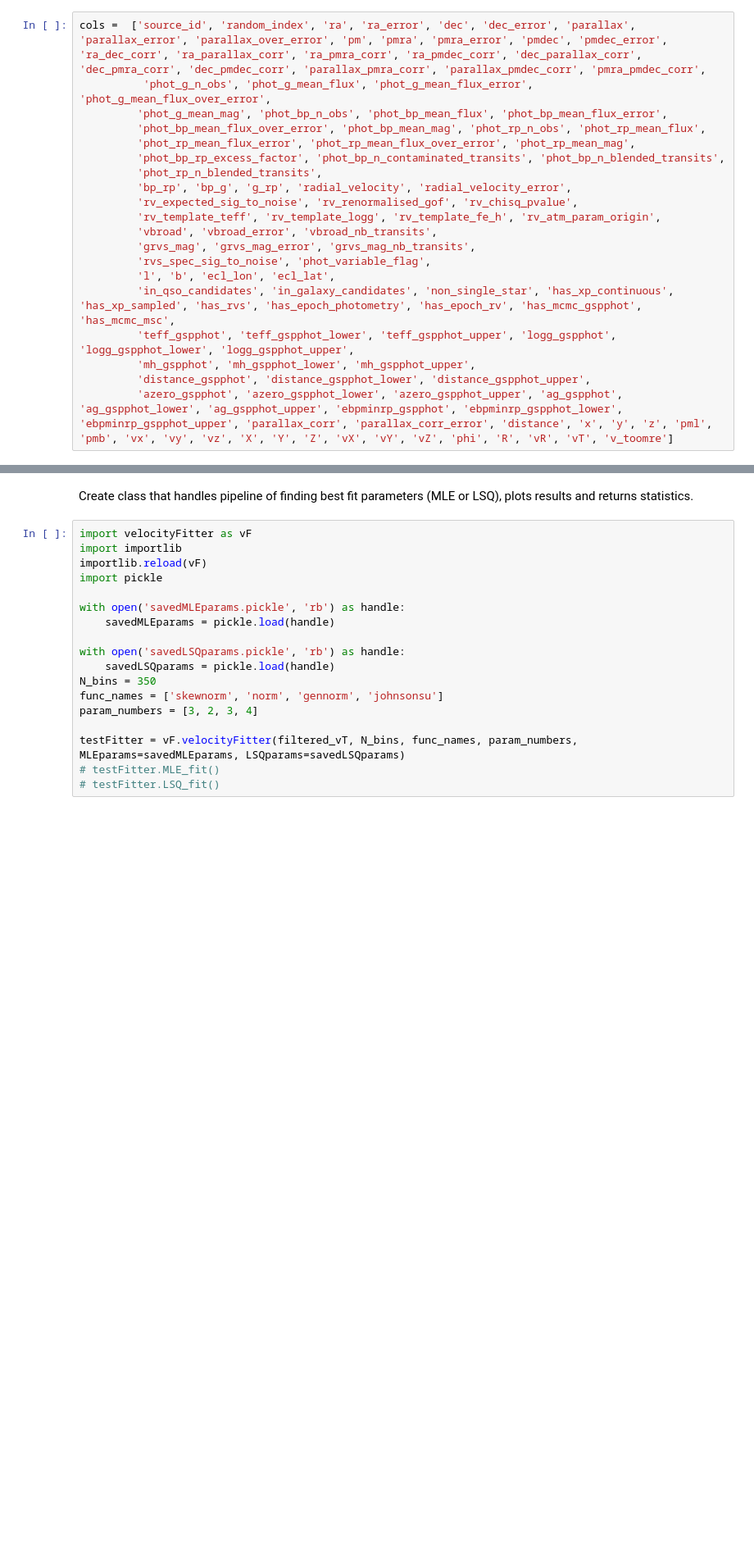
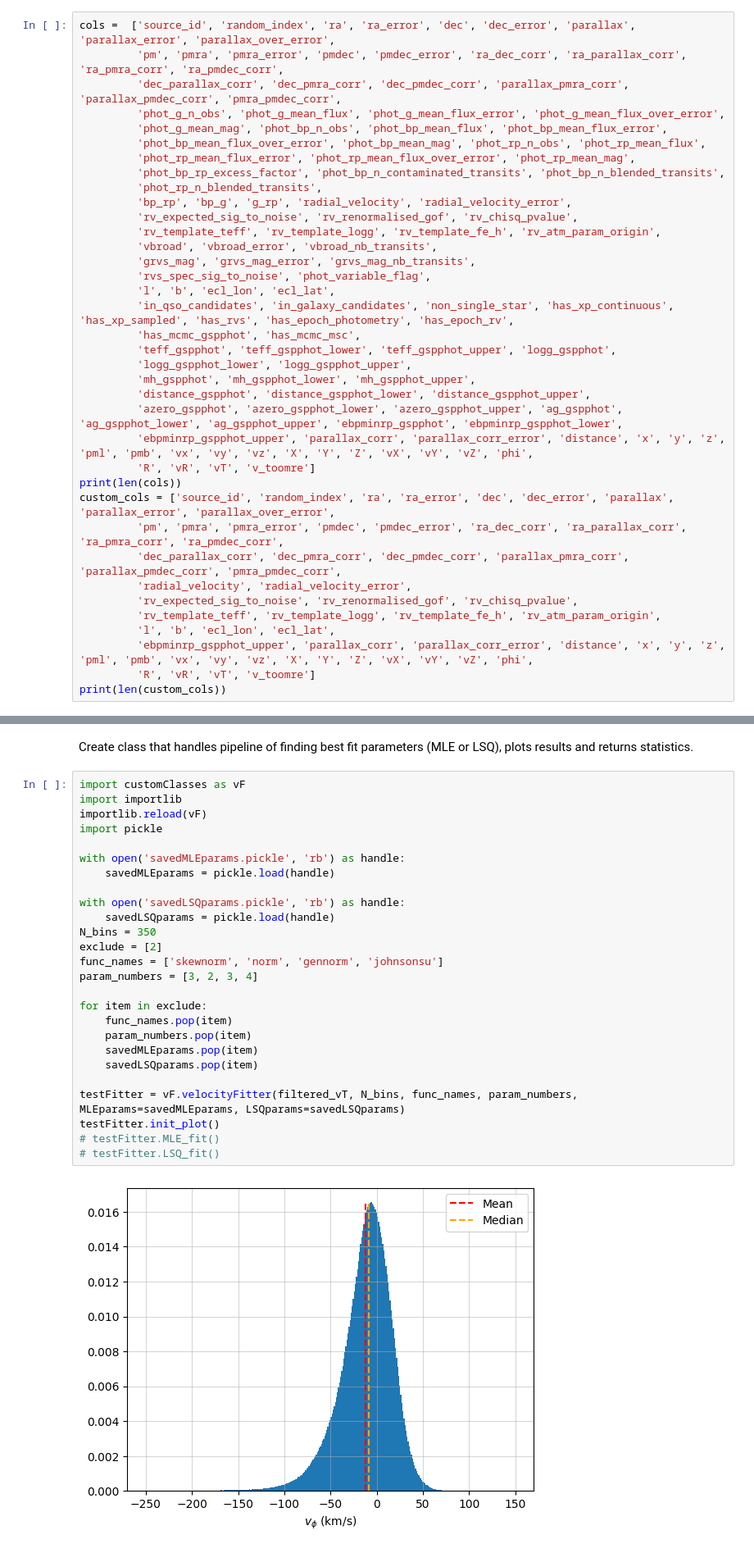
Before and after one commit to FRMR00/MastersThesis-StellarSubStructures, a Jupyter notebook: vPhiTesting/vPhi_Testing.ipynb, the cells around one changed output, grey strips where cells are left out. Shown at 82% size. Cells and saved outputs as stored; diff of their text form; blank space fills up the shorter version.

```diff
--- a/vPhiTesting/vPhi_Testing.ipynb
+++ b/vPhiTesting/vPhi_Testing.ipynb
@@ -9,8 +9,10 @@ import matplotlib.pyplot as plt
 
 import os
 # %%
-cols =  ['source_id', 'random_index', 'ra', 'ra_error', 'dec', 'dec_error', 'parallax', 'parallax_error', 'parallax_over_error', 'pm', 'pmra', 'pmra_error', 'pmdec', 'pmdec_error', 'ra_dec_corr', 'ra_parallax_corr', 'ra_pmra_corr', 'ra_pmdec_corr', 'dec_parallax_corr', 'dec_pmra_corr', 'dec_pmdec_corr', 'parallax_pmra_corr', 'parallax_pmdec_corr', 'pmra_pmdec_corr',
-          'phot_g_n_obs', 'phot_g_mean_flux', 'phot_g_mean_flux_error', 'phot_g_mean_flux_over_error',
+cols =  ['source_id', 'random_index', 'ra', 'ra_error', 'dec', 'dec_error', 'parallax', 'parallax_error', 'parallax_over_error',
+         'pm', 'pmra', 'pmra_error', 'pmdec', 'pmdec_error', 'ra_dec_corr', 'ra_parallax_corr', 'ra_pmra_corr', 'ra_pmdec_corr',
+         'dec_parallax_corr', 'dec_pmra_corr', 'dec_pmdec_corr', 'parallax_pmra_corr', 'parallax_pmdec_corr', 'pmra_pmdec_corr',
+         'phot_g_n_obs', 'phot_g_mean_flux', 'phot_g_mean_flux_error', 'phot_g_mean_flux_over_error',
          'phot_g_mean_mag', 'phot_bp_n_obs', 'phot_bp_mean_flux', 'phot_bp_mean_flux_error',
          'phot_bp_mean_flux_over_error', 'phot_bp_mean_mag', 'phot_rp_n_obs', 'phot_rp_mean_flux',
          'phot_rp_mean_flux_error', 'phot_rp_mean_flux_over_error', 'phot_rp_mean_mag',
@@ -23,9 +25,23 @@ cols =  ['source_id', 'random_index', 'ra', 'ra_error', 'dec', 'dec_error', 'par
          'grvs_mag', 'grvs_mag_error', 'grvs_mag_nb_transits',
          'rvs_spec_sig_to_noise', 'phot_variable_flag',
          'l', 'b', 'ecl_lon', 'ecl_lat',
-         'in_qso_candidates', 'in_galaxy_candidates', 'non_single_star', 'has_xp_continuous', 'has_xp_sampled', 'has_rvs', 'has_epoch_photometry', 'has_epoch_rv', 'has_mcmc_gspphot', 'has_mcmc_msc',
+         'in_qso_candidates', 'in_galaxy_candidates', 'non_single_star', 'has_xp_continuous', 'has_xp_sampled', 'has_rvs', 'has_epoch_photometry', 'has_epoch_rv',
+         'has_mcmc_gspphot', 'has_mcmc_msc',
          'teff_gspphot', 'teff_gspphot_lower', 'teff_gspphot_upper', 'logg_gspphot',
-'logg_gspphot_lower', 'logg_gspphot_upper',
+         'logg_gspphot_lower', 'logg_gspphot_upper',
          'mh_gspphot', 'mh_gspphot_lower', 'mh_gspphot_upper',
          'distance_gspphot', 'distance_gspphot_lower', 'distance_gspphot_upper',
-         'azero_gspphot', 'azero_gspphot_lower', 'azero_gspphot_upper', 'ag_gspphot', 'ag_gspphot_lower', 'ag_gspphot_upper', 'ebpminrp_gspphot', 'ebpminrp_gspphot_lower', 'ebpminrp_gspphot_upper', 'parallax_corr', 'parallax_corr_error', 'distance', 'x', 'y', 'z', 'pml', 'pmb', 'vx', 'vy', 'vz', 'X', 'Y', 'Z', 'vX', 'vY', 'vZ', 'phi', 'R', 'vR', 'vT', 'v_toomre']
+         'azero_gspphot', 'azero_gspphot_lower', 'azero_gspphot_upper', 'ag_gspphot', 'ag_gspphot_lower', 'ag_gspphot_upper', 'ebpminrp_gspphot', 'ebpminrp_gspphot_lower',
+         'ebpminrp_gspphot_upper', 'parallax_corr', 'parallax_corr_error', 'distance', 'x', 'y', 'z', 'pml', 'pmb', 'vx', 'vy', 'vz', 'X', 'Y', 'Z', 'vX', 'vY', 'vZ', 'phi',
+         'R', 'vR', 'vT', 'v_toomre']
+print(len(cols))
+custom_cols = ['source_id', 'random_index', 'ra', 'ra_error', 'dec', 'dec_error', 'parallax', 'parallax_error', 'parallax_over_error',
+         'pm', 'pmra', 'pmra_error', 'pmdec', 'pmdec_error', 'ra_dec_corr', 'ra_parallax_corr', 'ra_pmra_corr', 'ra_pmdec_corr',
+         'dec_parallax_corr', 'dec_pmra_corr', 'dec_pmdec_corr', 'parallax_pmra_corr', 'parallax_pmdec_corr', 'pmra_pmdec_corr',
+         'radial_velocity', 'radial_velocity_error',
+         'rv_expected_sig_to_noise', 'rv_renormalised_gof', 'rv_chisq_pvalue',
+         'rv_template_teff', 'rv_template_logg', 'rv_template_fe_h', 'rv_atm_param_origin',
+         'l', 'b', 'ecl_lon', 'ecl_lat',
+         'ebpminrp_gspphot_upper', 'parallax_corr', 'parallax_corr_error', 'distance', 'x', 'y', 'z', 'pml', 'pmb', 'vx', 'vy', 'vz', 'X', 'Y', 'Z', 'vX', 'vY', 'vZ', 'phi',
+         'R', 'vR', 'vT', 'v_toomre']
+print(len(custom_cols))
@@ -222,23 +222,33 @@ plt.show()
 # %% [markdown]
 Create class that handles pipeline of finding best fit parameters (MLE or LSQ), plots results and returns statistics.
 # %%
-import velocityFitter as vF
+import customClasses as vF
 import importlib
 importlib.reload(vF)
 import pickle
 
 with open('savedMLEparams.pickle', 'rb') as handle:
     savedMLEparams = pickle.load(handle)
 
 with open('savedLSQparams.pickle', 'rb') as handle:
     savedLSQparams = pickle.load(handle)
 N_bins = 350
+exclude = [2]
 func_names = ['skewnorm', 'norm', 'gennorm', 'johnsonsu']
 param_numbers = [3, 2, 3, 4]
 
+for item in exclude:
+    func_names.pop(item)
+    param_numbers.pop(item)
+    savedMLEparams.pop(item)
+    savedLSQparams.pop(item)
+
 testFitter = vF.velocityFitter(filtered_vT, N_bins, func_names, param_numbers, MLEparams=savedMLEparams, LSQparams=savedLSQparams)
+testFitter.init_plot()
 # testFitter.MLE_fit()
 # testFitter.LSQ_fit()
+# %% [output]
+[figure, added]
 # %%
 testFitter.function_comparer(method='MLE')
 testFitter.function_comparer(method='LSQ')
```
Also changed, not shown: parts of 10 cells of this notebook, 1 other file.
